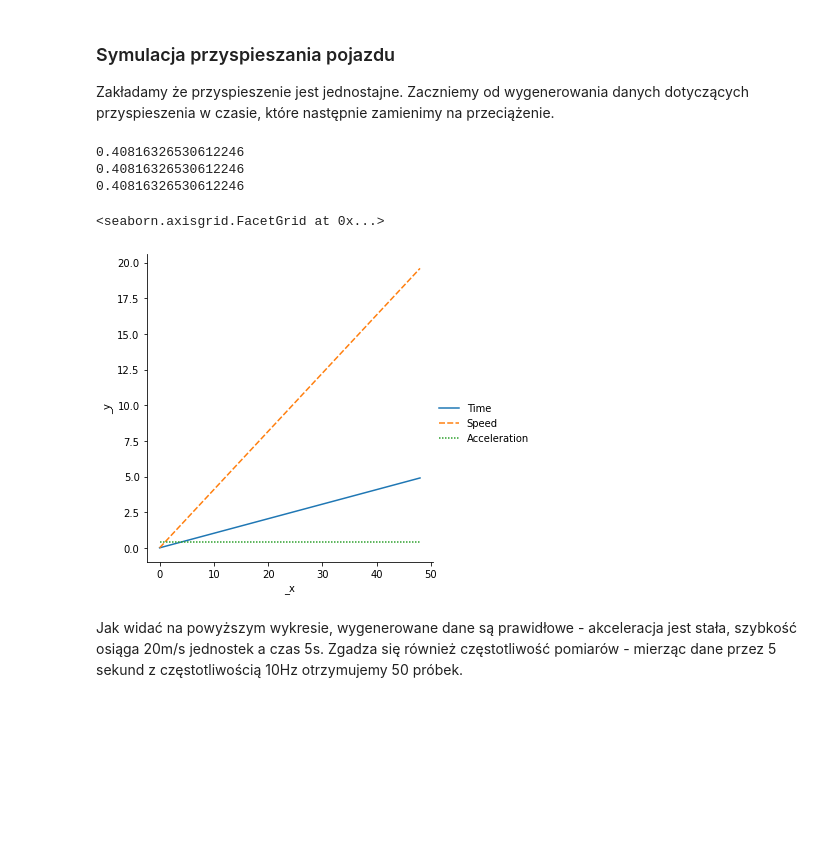
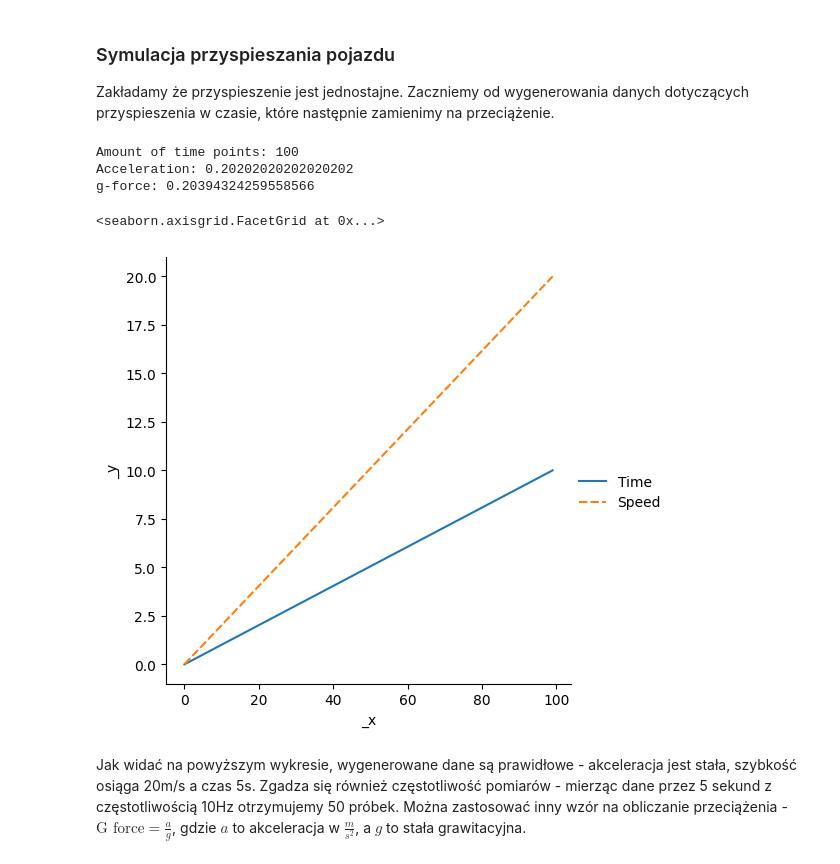
Before and after one commit to SteelPh0enix/magisterka-pollub, a Jupyter notebook: path_generators_showcase.ipynb, the cells around one changed output. Saved outputs shown, nothing was run; the diff lists cells and outputs as text; code cells hidden in the pictures; blank space fills up the shorter version.

Commit message:
added g calculations and scipy for constants

```diff
--- a/path_generators_showcase.ipynb
+++ b/path_generators_showcase.ipynb
@@ -78,46 +78,52 @@ from typing import List, Tuple
 import numpy as np
 import pandas as pd
 import seaborn as sns
+import scipy as sp
+from scipy.constants import g as g_constant
 
 # The code is unit-agnostic for now, but later we'll have to specify units for correct g-force calculations, so let's assume that speed unit is meters and time units are seconds
 
+def calculate_g_force(start_speed: float, target_speed: float, acceleration_time: float):
+    return (target_speed - start_speed) / (acceleration_time * g_constant)
 
-def generate_acceleration(
+def generate_acceleration_data(
     start_speed: float, target_speed: float, acceleration_time: float, time_step: float
-) -> Tuple[List[float], List[float], List[float]]:
+) -> Tuple[List[float], List[float], float, float]:
     time_points_count = int(acceleration_time / time_step)
     # Create an array with all the time points where measurements happened
     time_points = np.linspace(0, acceleration_time, time_points_count)
     # Map the time points to speed
     speed_in_time = [
         np.interp(time_point, [0, acceleration_time], [start_speed, target_speed])
         for time_point in time_points
     ]
     # Calculate the acceleration from speed change
-    acceleration_in_time = np.diff(speed_in_time)
+    acceleration = speed_in_time[1] - speed_in_time[0]
+    g_force = calculate_g_force(start_speed, target_speed, acceleration_time)
 
-    return time_points, speed_in_time, acceleration_in_time
+    return time_points, speed_in_time, acceleration, g_force
 
 
 # Assume acceleration from 0 to 20 m/s, in 5 seconds, with 0.1s measurement frequency
-time, speed, acceleration = generate_acceleration(0, 20, 5, 0.1)
+time, speed, acceleration, g_force = generate_acceleration_data(0, 20, 10, 0.1)
 
-# Print first few acceleration values (should be the same)
-print(acceleration[0])
-print(acceleration[1])
-print(acceleration[2])
+print(f"Amount of time points: {len(time)}")
+print(f"Acceleration: {acceleration}")
+print(f"g-force: {g_force}")
+
 
 # Visualize the data
 acceleration_dataframe = pd.DataFrame(
-    list(zip(time, speed, acceleration)), columns=["Time", "Speed", "Acceleration"]
+    list(zip(time, speed)), columns=["Time", "Speed"]
 )
 
 sns.relplot(data=acceleration_dataframe, kind="line")
 # %% [output]
-0.40816326530612246
-0.40816326530612246
-0.40816326530612246
+Amount of time points: 100
+Acceleration: 0.20202020202020202
+g-force: 0.20394324259558566
 <seaborn.axisgrid.FacetGrid at 0x...>
-[figure, old version]
+[figure, new version]
 # %% [markdown]
-Jak widać na powyższym wykresie, wygenerowane dane są prawidłowe - akceleracja jest stała, szybkość osiąga 20m/s jednostek a czas 5s. Zgadza się również częstotliwość pomiarów - mierząc dane przez 5 sekund z częstotliwością 10Hz otrzymujemy 50 próbek.
+Jak widać na powyższym wykresie, wygenerowane dane są prawidłowe - akceleracja jest stała, szybkość osiąga 20m/s a czas 5s. Zgadza się również częstotliwość pomiarów - mierząc dane przez 5 sekund z częstotliwością 10Hz otrzymujemy 50 próbek.
+Można zastosować inny wzór na obliczanie przeciążenia - $\text{G force} = \frac{a}{g}$, gdzie $a$ to akceleracja w $\frac{m}{s^2}$, a $g$ to stała grawitacyjna.
```
Also changed, not shown: 2 other files.
